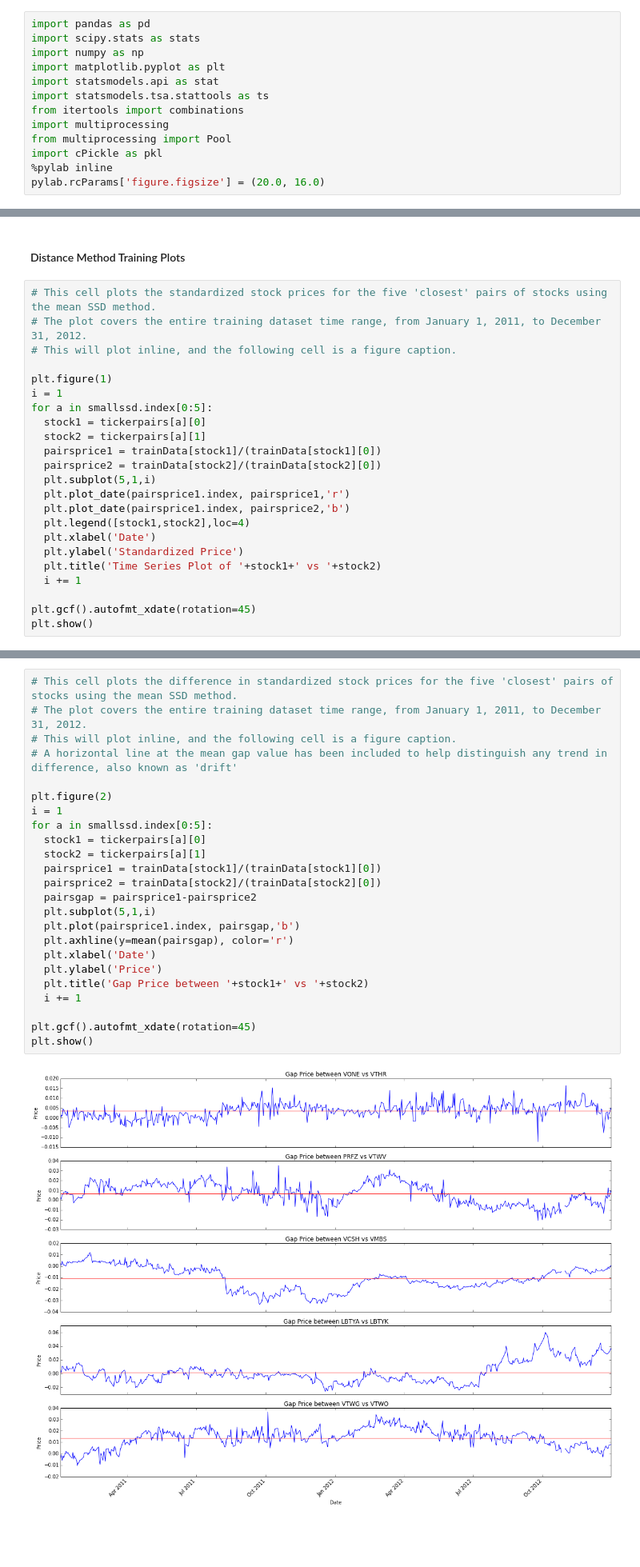
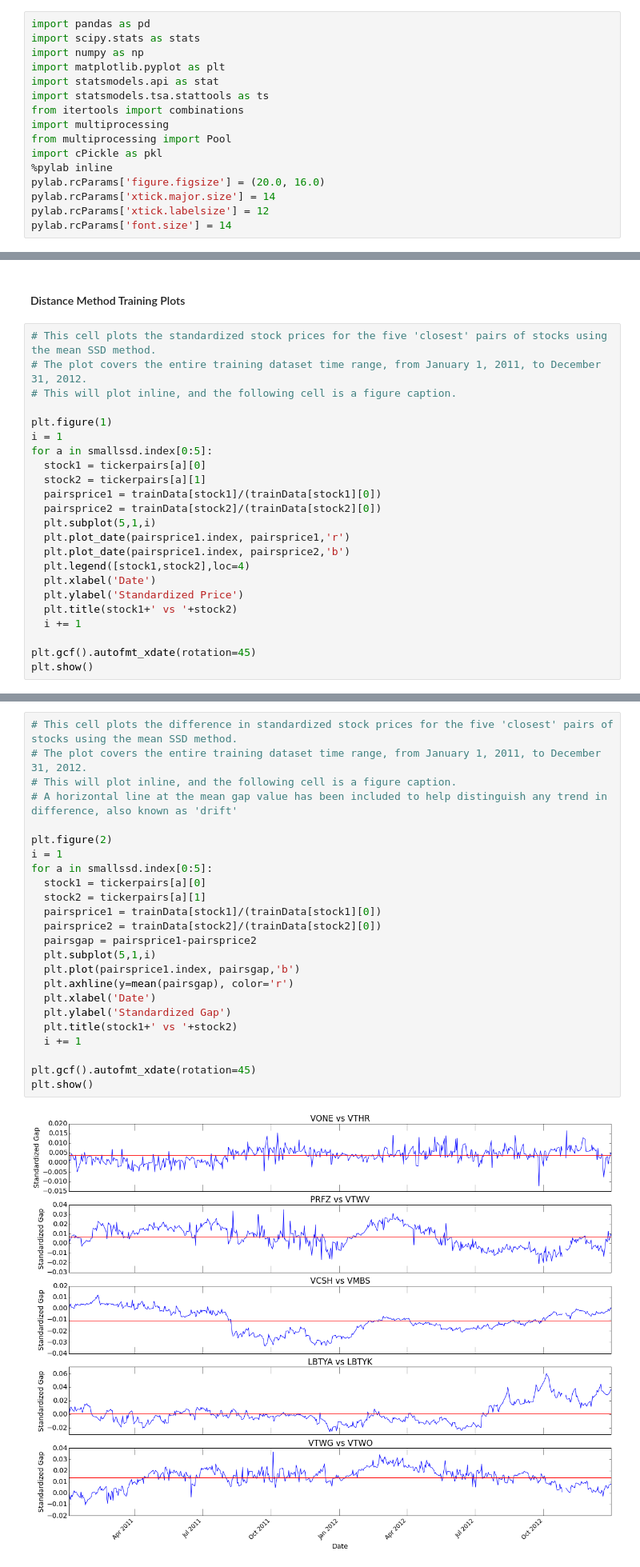
Before and after one commit to jeffreydarling/222project, a Jupyter notebook: ProjectFinal.ipynb, the cells around one changed output, grey strips where cells are left out. Shown at 80% size. Cells and saved outputs as stored; diff of their text form; blank space fills up the shorter version.

```diff
--- a/ProjectFinal.ipynb
+++ b/ProjectFinal.ipynb
@@ -27,6 +27,9 @@ from multiprocessing import Pool
 import cPickle as pkl
 %pylab inline
 pylab.rcParams['figure.figsize'] = (20.0, 16.0)
+pylab.rcParams['xtick.major.size'] = 14
+pylab.rcParams['xtick.labelsize'] = 12
+pylab.rcParams['font.size'] = 14
 # %% [output]
 Populating the interactive namespace from numpy and matplotlib
 # %% [markdown]
@@ -182,7 +185,7 @@ for a in smallssd.index[0:5]:
   plt.legend([stock1,stock2],loc=4)
   plt.xlabel('Date')
   plt.ylabel('Standardized Price')
-  plt.title('Time Series Plot of '+stock1+' vs '+stock2)
+  plt.title(stock1+' vs '+stock2)
   i += 1
 
 plt.gcf().autofmt_xdate(rotation=45)
@@ -196,29 +199,29 @@ Figure 1: This figure shows the five 'closest' stock pairs using the mean SSD me
 # %%
 # This cell plots the difference in standardized stock prices for the five 'closest' pairs of stocks using the mean SSD method.
 # The plot covers the entire training dataset time range, from January 1, 2011, to December 31, 2012.
 # This will plot inline, and the following cell is a figure caption.
 # A horizontal line at the mean gap value has been included to help distinguish any trend in difference, also known as 'drift'
 
 plt.figure(2)
 i = 1
 for a in smallssd.index[0:5]:
   stock1 = tickerpairs[a][0]
   stock2 = tickerpairs[a][1]
   pairsprice1 = trainData[stock1]/(trainData[stock1][0])
   pairsprice2 = trainData[stock2]/(trainData[stock2][0])
   pairsgap = pairsprice1-pairsprice2
   plt.subplot(5,1,i)
   plt.plot(pairsprice1.index, pairsgap,'b')
   plt.axhline(y=mean(pairsgap), color='r')
   plt.xlabel('Date')
-  plt.ylabel('Price')
-  plt.title('Gap Price between '+stock1+' vs '+stock2)
+  plt.ylabel('Standardized Gap')
+  plt.title(stock1+' vs '+stock2)
   i += 1
 
 plt.gcf().autofmt_xdate(rotation=45)
 plt.show()
 # %% [output]
-[figure, old version]
+[figure, new version]
 # %% [markdown]
 <center>
 Figure 2: This figure shows the difference in standardized price of the five 'closest' stock pairs using the mean SSD method.  A horizontal line at the mean gap value has been included to help visualize any trend in the difference, also known as 'drift'.  The timeframe for this plot is January 1, 2011 to December 31, 2012.
```
Also changed, not shown: parts of 14 cells of this notebook.
